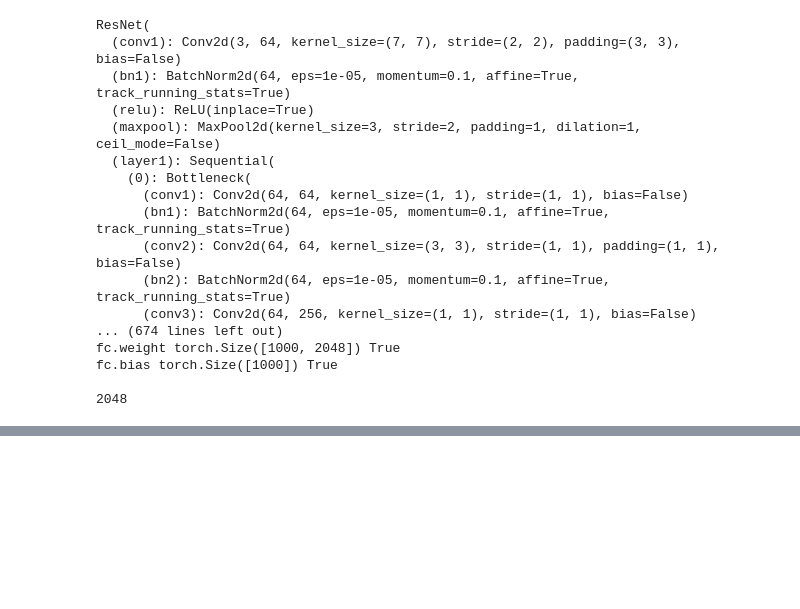
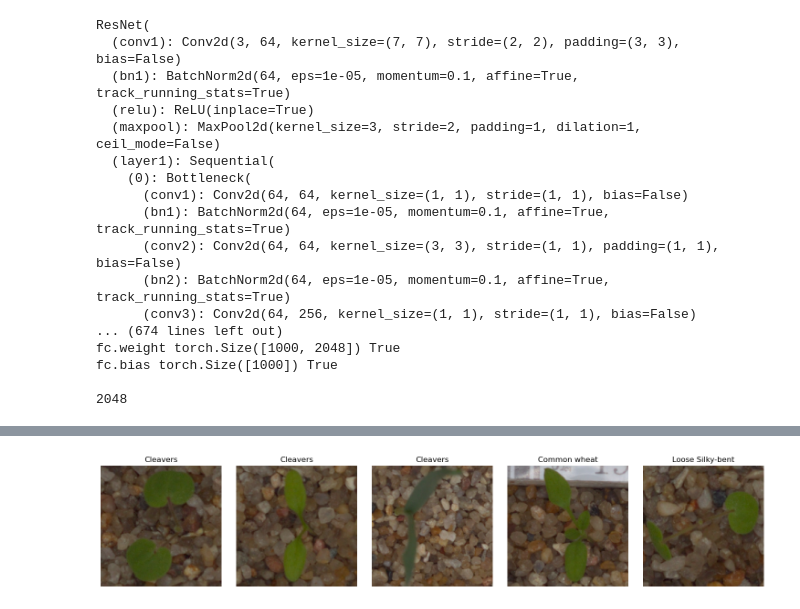
Before and after one commit to mh-charlie-ho/pytorch_learning, a Jupyter notebook: demo.ipynb, the cells around one changed output, grey strips where cells are left out. Drawn from its saved outputs; the diff is of its cells as text; code cells hidden in the pictures; blank space fills up the shorter version.

```diff
--- a/demo.ipynb
+++ b/demo.ipynb
@@ -212,9 +244,7 @@ class resnet_50(nn.Module):
             param.requires_grad = True
 
         # redifine/customize last classification layer
-        self.resnet50.fc = nn.Linear(
-            2048, num_classes
-        )  # 2048 is the input feature dimension of last layer, which is fixed for backbone of resnet50,
+        self.resnet50.fc = nn.Linear(2048, num_classes)  # 2048 is the input feature dimension of last layer, which is fixed for backbone of resnet50,
         # and num_classes is the output dimension, which is defined for classification task
 
     def forward(self, x):
@@ -292,0 +489,54 @@ tensor([[ 0.0537, -0.0356, -0.0554,  0.1194, -0.0502,  0.0140, -0.0597,  0.0495,
+# %%
+def predict(loader, model):
+    model.eval()  # the mode is the same as validation
+    preds = []
+    # for data in tqdm(loader):
+    for data in loader:
+        pred = model(data.cuda())  # no loss step, just forward
+        cls = torch.argmax(pred, dim=1)
+        preds.append(cls)
+    return preds
+
+
+# Visualize Predict result
+def view_pred_result(preds, num_images_to_display=5):
+    labels = [
+        "Black-grass",
+        "Charlock",
+        "Cleavers",
+        "Common Chickweed",
+        "Common wheat",
+        "Fat Hen",
+        "Loose Silky-bent",
+        "Maize",
+        "Scentless Mayweed",
+        "Shepherds Purse",
+        "Small-flowered Cranesbill",
+        "Sugar beet",
+    ]
+    fig, axs = plt.subplots(1, num_images_to_display, figsize=(15, 3))
+    for i, img in enumerate(test_set):
+        axs[i].imshow(img[0].permute(1, 2, 0))
+        axs[i].set_title(labels[preds[i].item()])
+        axs[i].axis("off")
+        num_images_to_display -= 1
+        if num_images_to_display == 0:
+            break
+    plt.tight_layout()
+    plt.show()
+
+
+# debug "Predict" function & "View_Predict_result" function
+test_dir = os.path.join(data_dir, "test")
+transform = tsfm.Compose(
+    [
+        tsfm.Resize((224, 224)),
+        tsfm.ToTensor(),
+    ]
+)
+test_set = Pred_data(root_dir=test_dir, transform=transform)
+model = resnet_50(num_classes=12).cuda()  # pretrained resnet_50
+preds = predict(test_set, model)
+view_pred_result(preds)
+# %% [output]
+[figure, added]
```
Also changed, not shown: parts of 16 cells of this notebook, 1 other file.
